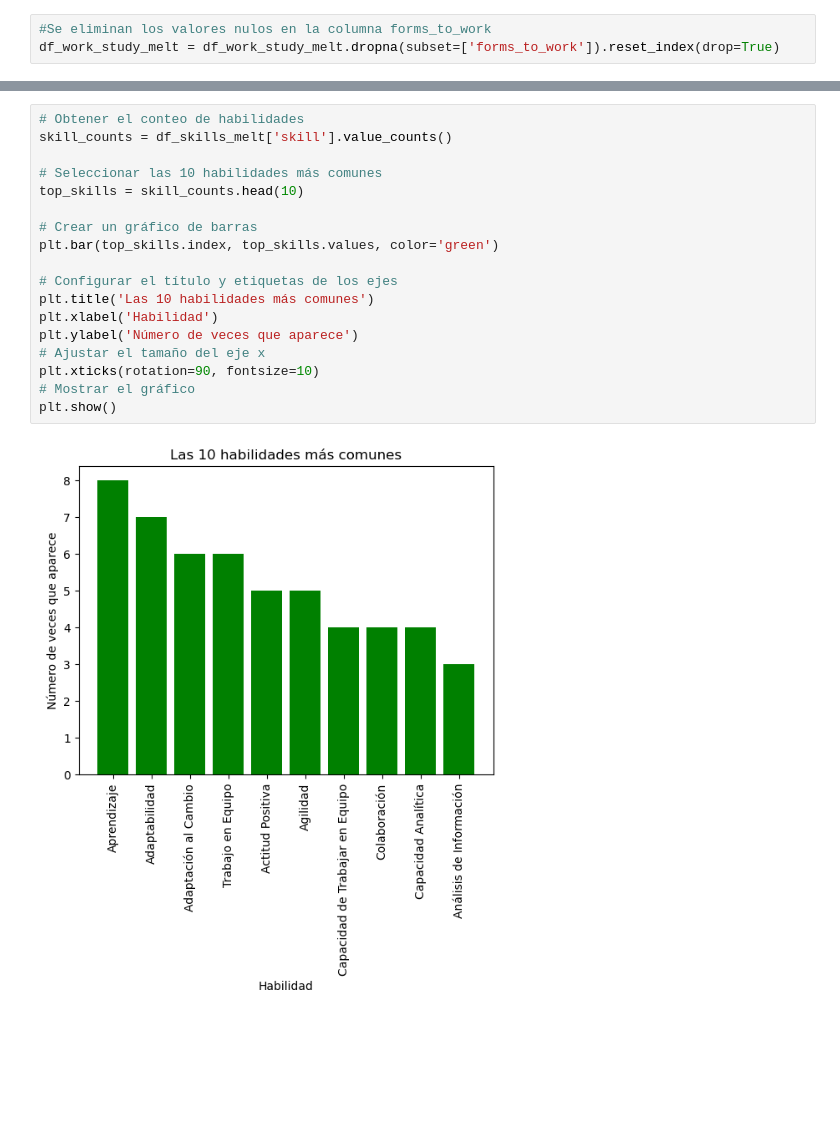
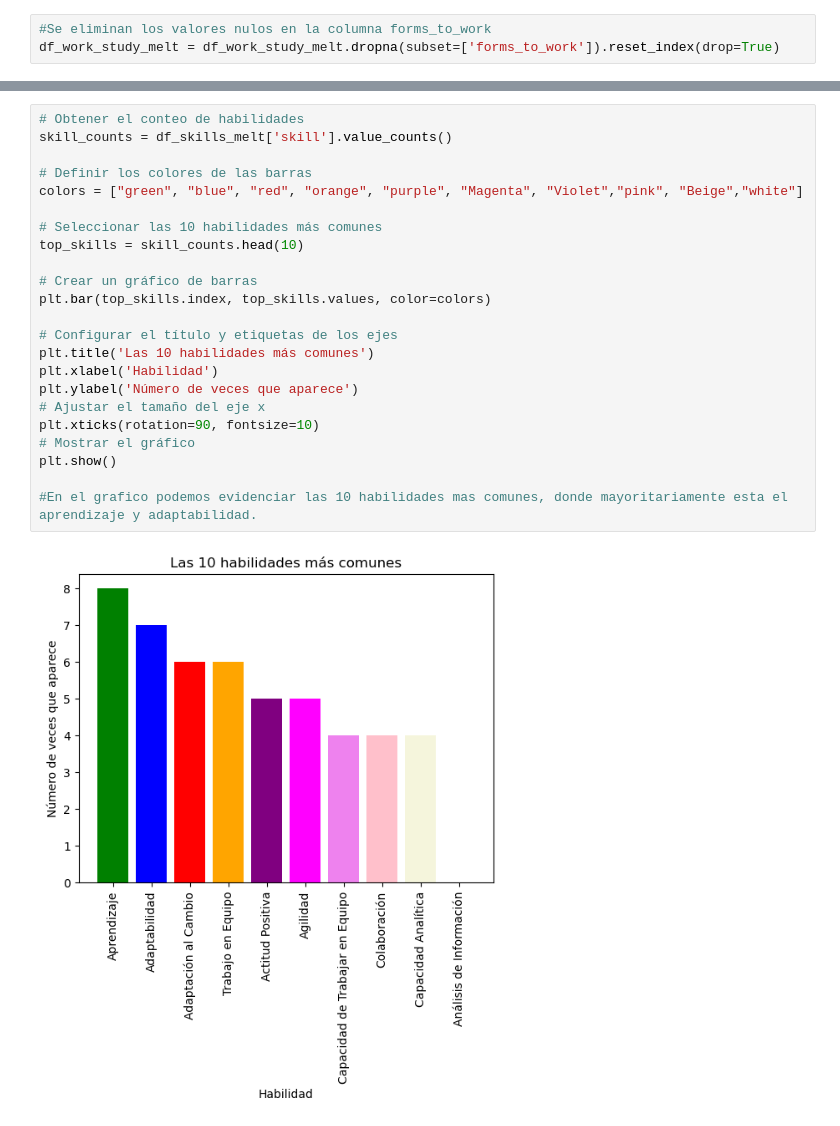
Before and after one commit to nicor1996/Prueba-TalentPitch, a Jupyter notebook: Prueba-TalentPitch.ipynb, the cells around one changed output, grey strips where cells are left out. Drawn from its saved outputs; the diff is of its cells as text; blank space fills up the shorter version.

```diff
--- a/Prueba-TalentPitch.ipynb
+++ b/Prueba-TalentPitch.ipynb
@@ -600,23 +618,28 @@ plt.show()
 # %%
 # Obtener el conteo de habilidades
 skill_counts = df_skills_melt['skill'].value_counts()
+
+# Definir los colores de las barras
+colors = ["green", "blue", "red", "orange", "purple", "Magenta", "Violet","pink", "Beige","white"]
 
 # Seleccionar las 10 habilidades más comunes
 top_skills = skill_counts.head(10)
 
 # Crear un gráfico de barras
-plt.bar(top_skills.index, top_skills.values, color='green')
+plt.bar(top_skills.index, top_skills.values, color=colors)
 
 # Configurar el título y etiquetas de los ejes
 plt.title('Las 10 habilidades más comunes')
 plt.xlabel('Habilidad')
 plt.ylabel('Número de veces que aparece')
 # Ajustar el tamaño del eje x
 plt.xticks(rotation=90, fontsize=10)
 # Mostrar el gráfico
 plt.show()
+
+#En el grafico podemos evidenciar las 10 habilidades mas comunes, donde mayoritariamente esta el aprendizaje y adaptabilidad.
 # %% [output]
-[figure, old version]
+[figure, new version]
 # %%
 # Agrupar los valores de profile_completed en intervalos de 20
 df['profile_completed_cat'] = pd.cut(df['profile_completed'], bins=range(0, 101, 20))
```
Also changed, not shown: parts of 20 cells of this notebook.
